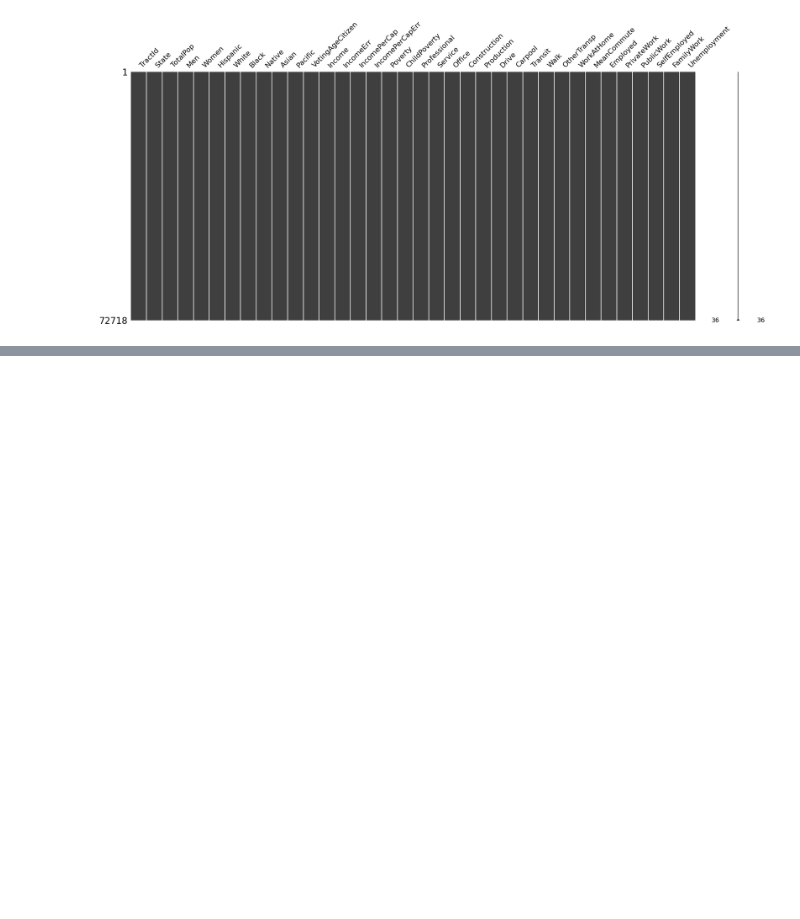
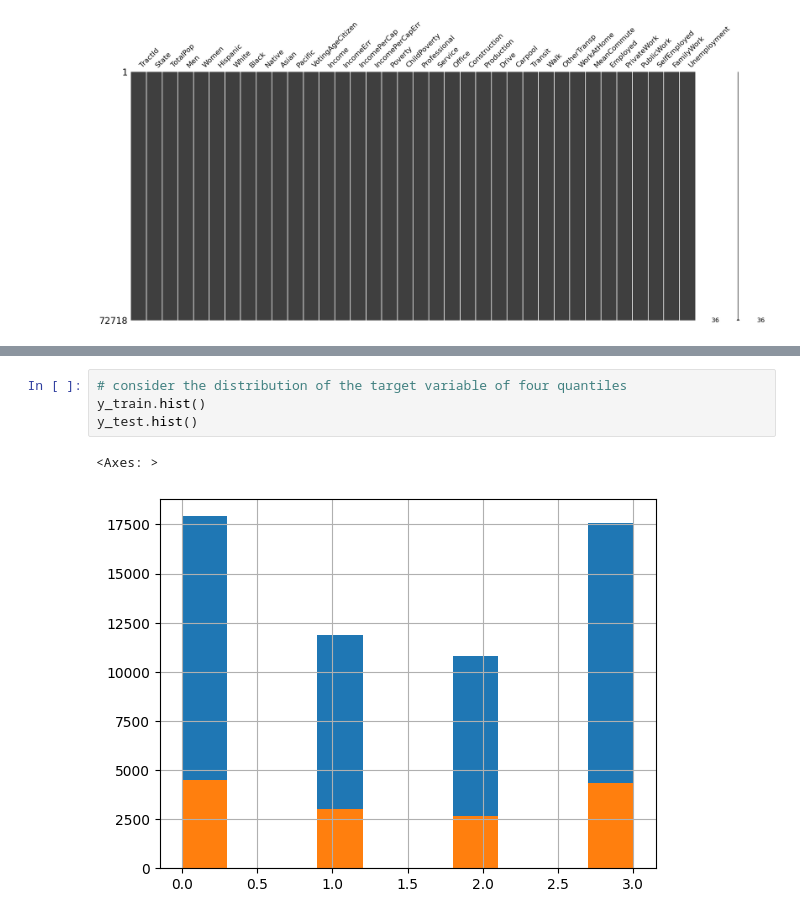
Before and after one commit to wayne-xyz/CS7324As, a Jupyter notebook: Lab4/LabFour.ipynb, the cells around one changed output, grey strips where cells are left out. Saved outputs shown, nothing was run; the diff lists cells and outputs as text; blank space fills up the shorter version.

```diff
--- a/Lab4/LabFour.ipynb
+++ b/Lab4/LabFour.ipynb
@@ -121,0 +181,7 @@ msno.matrix(df)
+# %%
+# consider the distribution of the target variable of four quantiles
+y_train.hist()
+y_test.hist()
+# %% [output]
+<Axes: >
+[figure, added]
```
Also changed, not shown: parts of 22 cells of this notebook.
